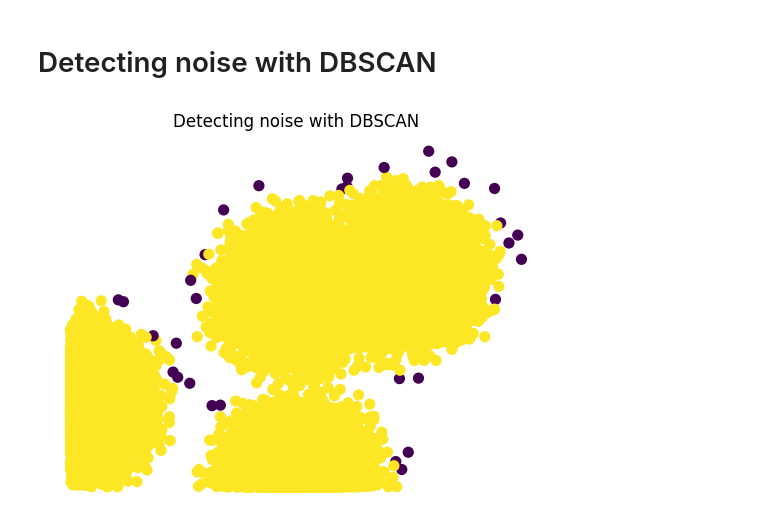
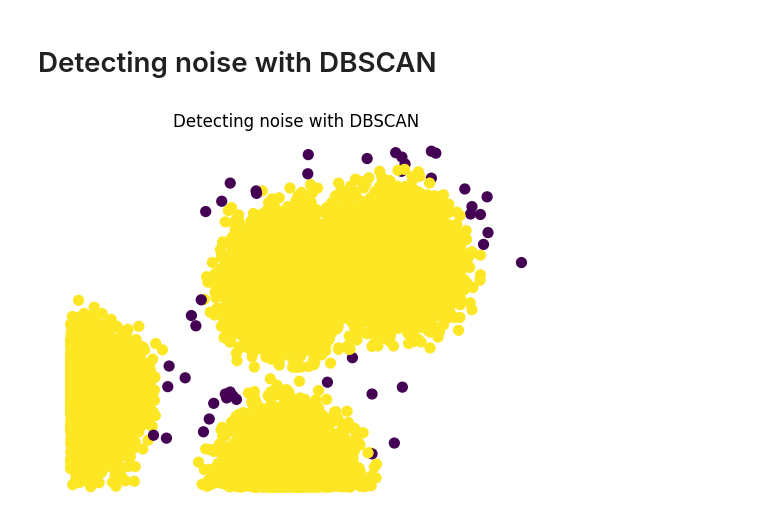
Before and after one commit to Xteom/Parallel-dbscan, a Jupyter notebook: synthetic_cluster_points.ipynb, the cells around one changed output. Saved outputs shown, nothing was run; the diff lists cells and outputs as text; code cells hidden in the pictures.

```diff
--- a/synthetic_cluster_points.ipynb
+++ b/synthetic_cluster_points.ipynb
@@ -7,32 +7,32 @@ import matplotlib.pyplot as plt
 import numpy as np
 
 # Indicate the number of points
-n_points = 50000
+n_points = 20000
 
 # randomly generating data points and noise
 points, y_true = make_blobs(n_samples=n_points,
                             centers=4,
                             cluster_std=0.06,
                             random_state=11,
                             center_box=(0, 1.0))
 
 # only positive points and with three decimals
 points = np.round(np.abs(points[:, ::-1]), 3)
 
 # storing points into a csv file
 np.savetxt(str(n_points)+"_data.csv", points, delimiter=",",  fmt="%.3f")
 
 
 # clustering and detecting noise with dbscan
 clusters = DBSCAN(eps=0.03, min_samples=10).fit_predict(points)
 
 # plotting noise
 plt.figure()
 plt.title("Detecting noise with DBSCAN")
 plt.scatter(points[:, 0], points[:, 1], c=np.where(clusters==-1, 0, 1), s=50)
 plt.xticks([])
 plt.yticks([])
 plt.box(False)
 plt.show()
 # %% [output]
-[figure, old version]
+[figure, new version]
```
Also changed, not shown: parts of 2 cells of this notebook, 5 other files.
